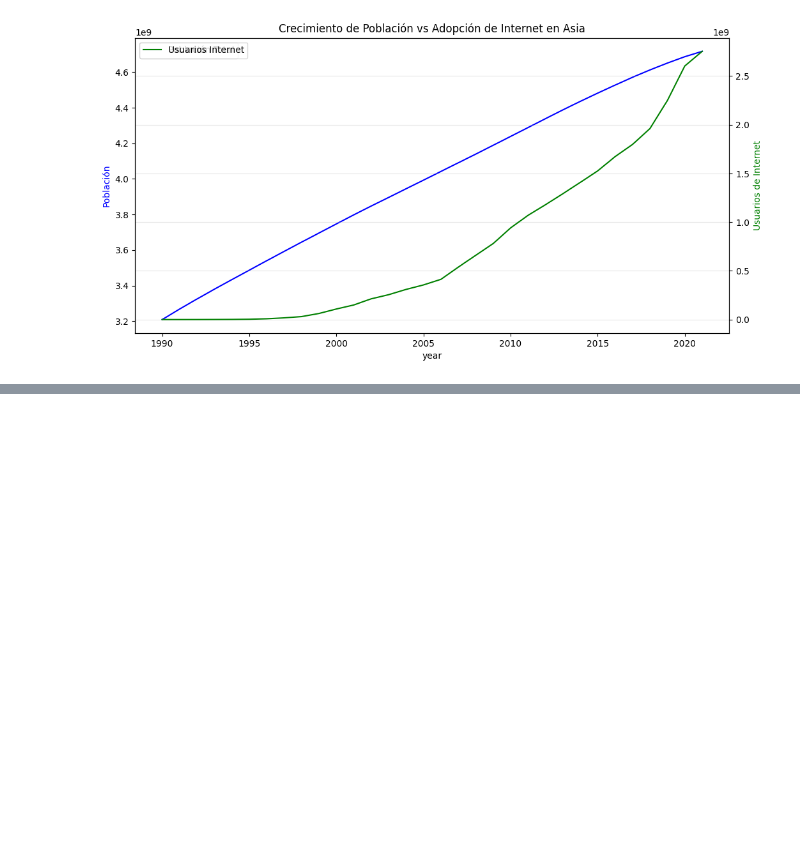
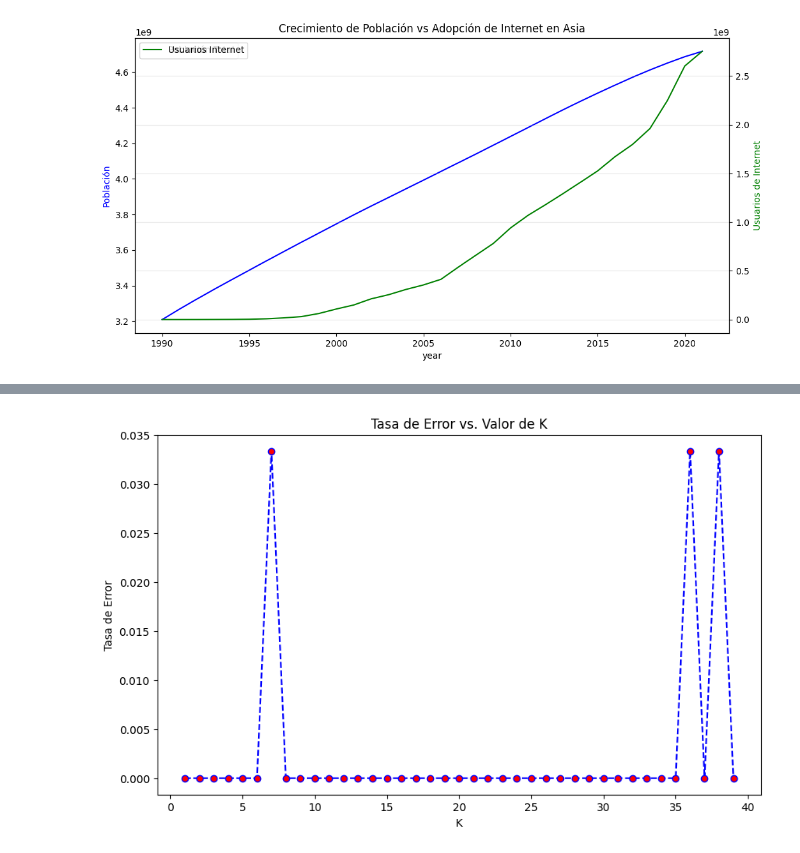
Before and after one commit to MartinezOrtizEduardoAntonio/mineria_de_datos, a Jupyter notebook: untitled1.ipynb, the cells around one changed output, grey strips where cells are left out. Saved outputs shown, nothing was run; the diff lists cells and outputs as text; code cells hidden in the pictures; blank space fills up the shorter version.

```diff
--- a/untitled1.ipynb
+++ b/untitled1.ipynb
@@ -1770,0 +793,14 @@ print(f"(c) Media humedad: {df['humedad'].mean():.3f}")
+# %%
+def distancia_euclidiana(p1, p2):
+    return math.sqrt((p1[0]-p2[0])**2 + (p1[1]-p2[1])**2)
+# %%
+distancias = []
+for i in range(len(X)):
+    d = distancia_euclidiana(P, X[i])
+    distancias.append((d, y[i]))
+
+# Ordenar por distancia
+distancias.sort(key=lambda x: x[0])
+
+print(distancias)
+print("Clase asignada:", distancias[0][1])
@@ -1770,0 +941,31 @@ print(f"(c) Media humedad: {df['humedad'].mean():.3f}")
+# %%
+from sklearn.model_selection import train_test_split
+from sklearn.neighbors import KNeighborsClassifier
+from sklearn.metrics import accuracy_score
+import matplotlib.pyplot as plt
+
+# Separar características y etiquetas
+X = iris.drop('species', axis=1)
+y = iris['species']
+
+# División 80% entrenamiento, 20% prueba
+X_train, X_test, y_train, y_test = train_test_split(X, y, test_size=0.20, random_state=42)
+# %%
+error_rate = []
+
+# Probar valores de k del 1 al 40
+for i in range(1, 40):
+    knn = KNeighborsClassifier(n_neighbors=i)
+    knn.fit(X_train, y_train)
+    pred_i = knn.predict(X_test)
+    error_rate.append(1 - accuracy_score(y_test, pred_i))
+
+# Graficar el método del codo
+plt.figure(figsize=(10,6))
+plt.plot(range(1,40), error_rate, color='blue', linestyle='dashed', marker='o', markerfacecolor='red')
+plt.title('Tasa de Error vs. Valor de K')
+plt.xlabel('K')
+plt.ylabel('Tasa de Error')
+plt.show()
+# %% [output]
+[figure, added]
```
Also changed, not shown: parts of 120 cells of this notebook.
